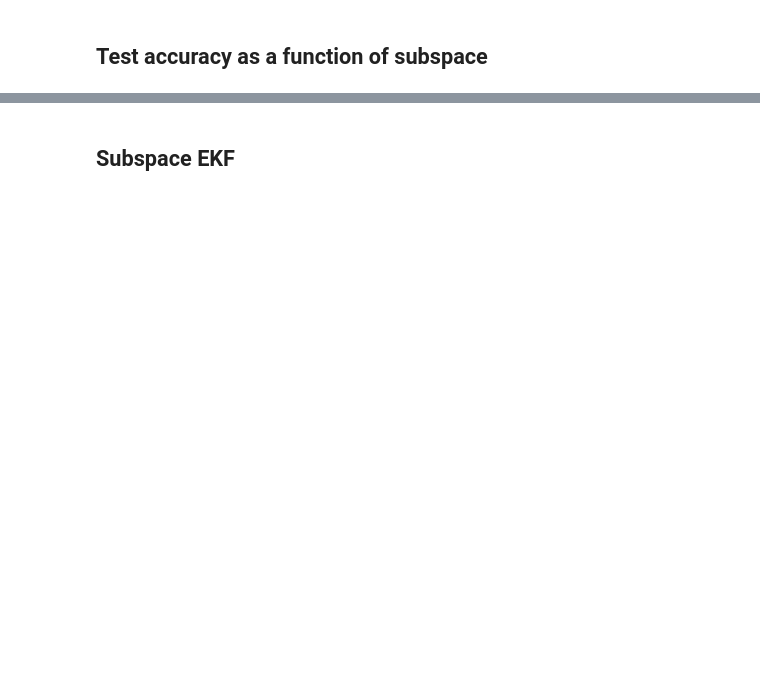
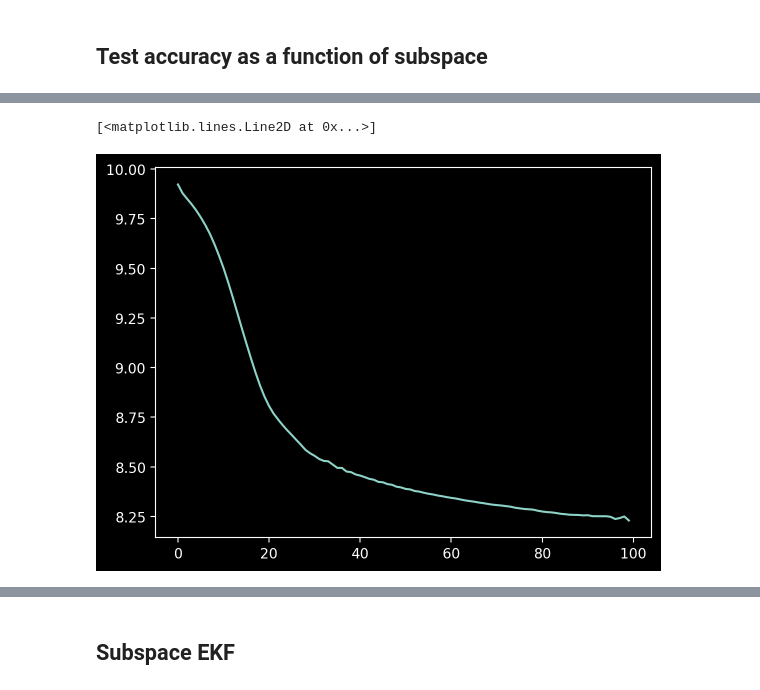
Before and after one commit to gerdm/online-bnn-talk, a Jupyter notebook: notebooks/05-subspace-bnn.ipynb, the cells around one changed output, grey strips where cells are left out. Drawn from its saved outputs; the diff is of its cells as text; code cells hidden in the pictures; blank space fills up the shorter version.

```diff
--- a/notebooks/05-subspace-bnn.ipynb
+++ b/notebooks/05-subspace-bnn.ipynb
@@ -315,0 +304,38 @@ Array(0.4666, dtype=float32)
+# %%
+model = CNN()
+def lossfn(params, X, y):
+    yhat = model.apply(params, X)
+    return -(y * yhat).sum(axis=1).mean()
+
+
+def extract_hidden_layers(params):
+    hidden_layers = deepcopy(params["params"])
+    _ = hidden_layers.pop("output_layer")
+    hidden_layers, _ = ravel_pytree(hidden_layers)
+    return hidden_layers
+# %%
+X_warm = X_test[-2000:]
+y_warm = jax.nn.one_hot(y_test[-2000:], 10)
+# %%
+pinit = model.init(key, X_train[:100])
+state = TrainState.create(
+    apply_fn=model.apply,
+    params=pinit,
+    tx=optax.adam(1e-3)
+)
+# %%
+%%time
+def warm_step(state, _):
+    loss, grads = jax.value_and_grad(lossfn)(state.params, X_warm, y_warm)
+    state = state.apply_gradients(grads=grads)
+
+    params_flat, _ = ravel_pytree(state.params)
+    # params_flat = extract_hidden_layers(state.params)
+    output = {
+        "params": params_flat,
+        "loss": loss
+    }
+    return state, output
+
+steps = jnp.arange(100)
+state_final, hist_warmup = jax.lax.scan(warm_step, state, steps)
@@ -315,0 +345,5 @@ Array(0.4666, dtype=float32)
+# %%
+plt.plot(hist_warmup["loss"])
+# %% [output]
+[<matplotlib.lines.Line2D at 0x...>]
+[figure, added]
```
Also changed, not shown: parts of 77 cells of this notebook.
